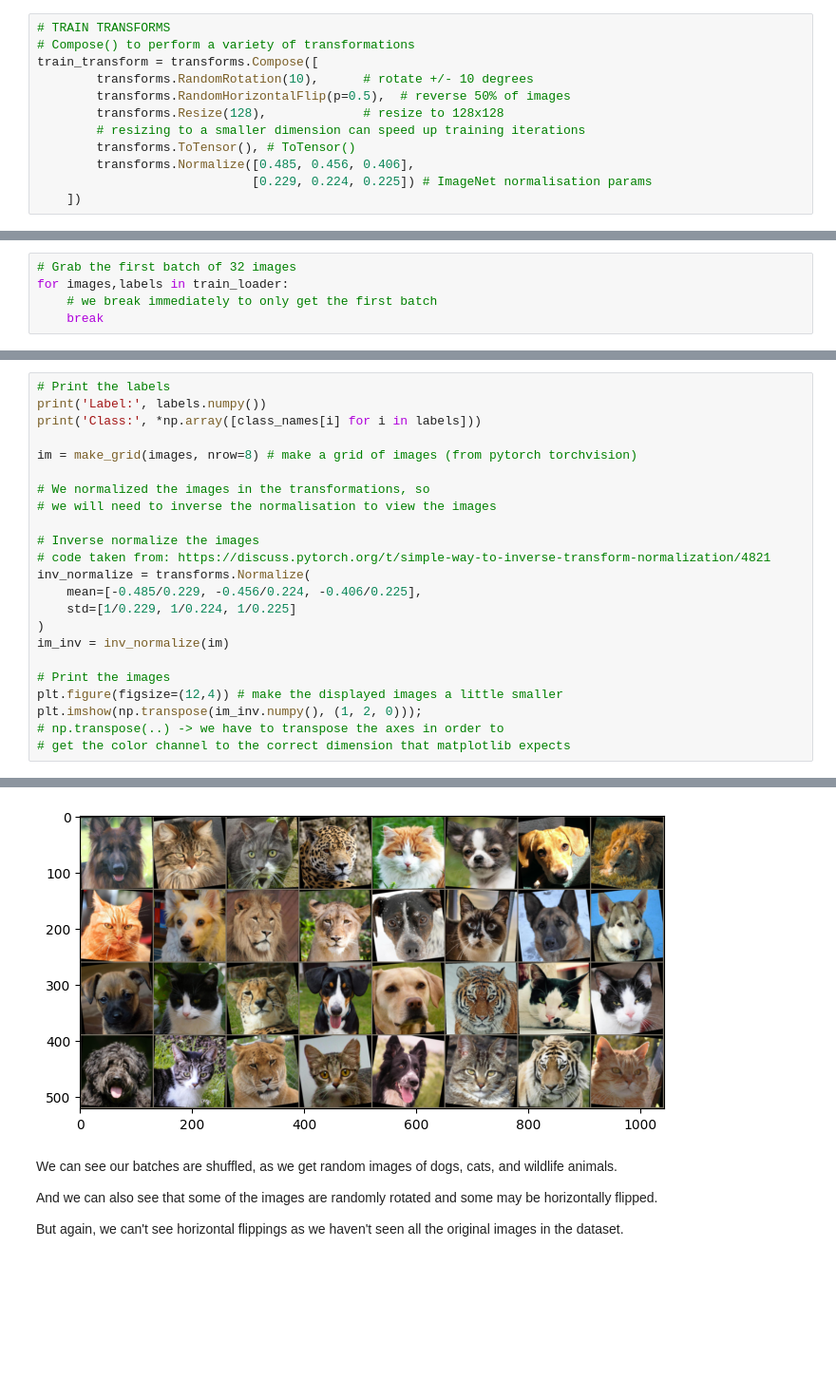
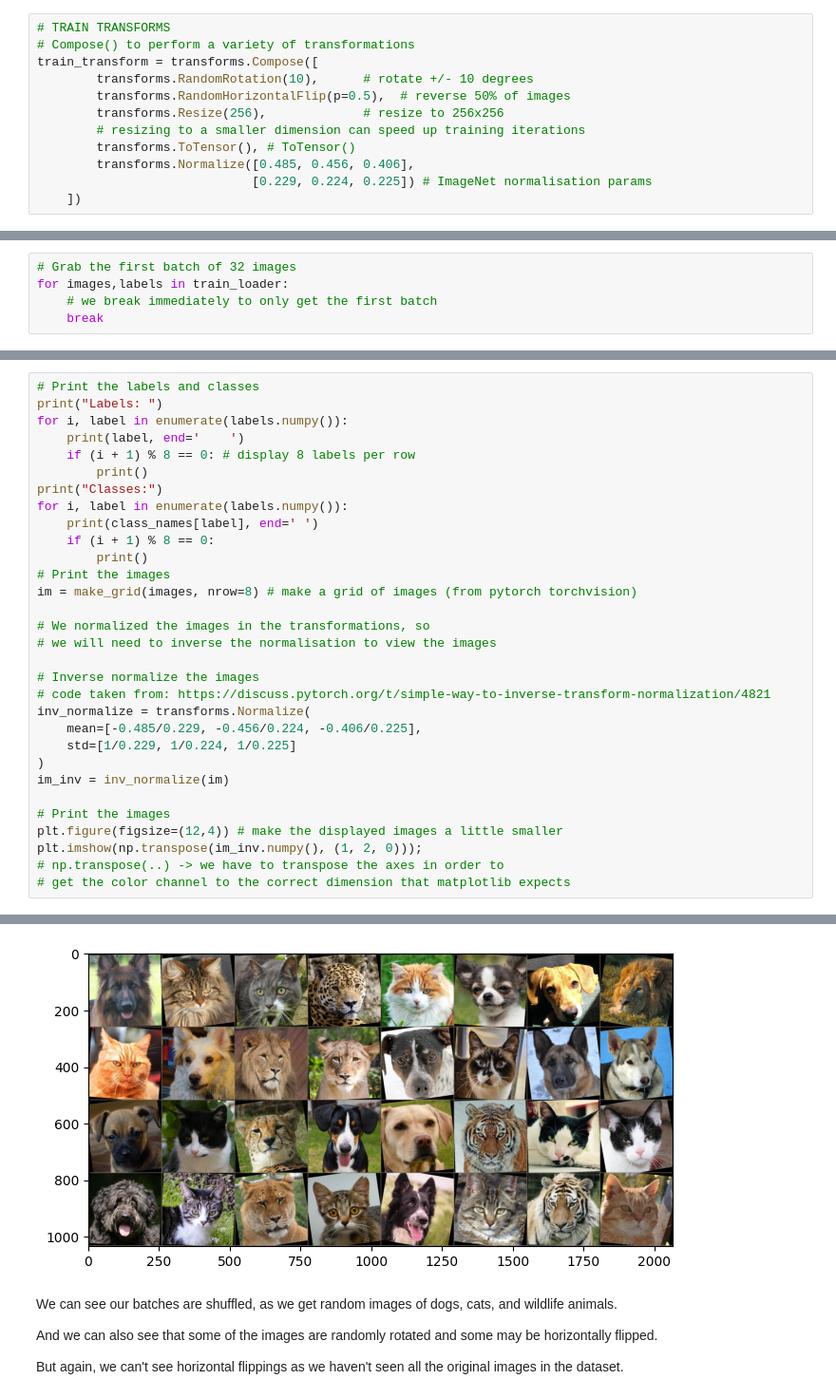
Before and after one commit to malikkotb/Seminar_SS23, a Jupyter notebook: Image_Classification_CNN.ipynb, the cells around one changed output, grey strips where cells are left out. Shown at 95% size. Drawn from its saved outputs; the diff is of its cells as text; blank space fills up the shorter version.

```diff
--- a/Image_Classification_CNN.ipynb
+++ b/Image_Classification_CNN.ipynb
@@ -231,7 +230,7 @@ Source:
 train_transform = transforms.Compose([
         transforms.RandomRotation(10),      # rotate +/- 10 degrees
         transforms.RandomHorizontalFlip(p=0.5),  # reverse 50% of images
-        transforms.Resize(128),             # resize to 128x128
+        transforms.Resize(256),             # resize to 256x256
         # resizing to a smaller dimension can speed up training iterations
         transforms.ToTensor(), # ToTensor()
         transforms.Normalize([0.485, 0.456, 0.406],
@@ -365,8 +364,16 @@ torch.Size([32, 3, 128, 128])
 # %%
-# Print the labels
-print('Label:', labels.numpy())
-print('Class:', *np.array([class_names[i] for i in labels]))
-
+# Print the labels and classes
+print("Labels: ")
+for i, label in enumerate(labels.numpy()):
+    print(label, end='    ')
+    if (i + 1) % 8 == 0: # display 8 labels per row
+        print()
+print("Classes:")
+for i, label in enumerate(labels.numpy()):
+    print(class_names[label], end=' ')
+    if (i + 1) % 8 == 0:
+        print()
+# Print the images
 im = make_grid(images, nrow=8) # make a grid of images (from pytorch torchvision)
 
 # We normalized the images in the transformations, so
@@ -391,4 +406,4 @@ Class: dog cat cat wild cat dog dog wild cat dog wild wild dog cat dog dog dog c
-[figure, old version]
+[figure, new version]
 # %% [markdown]
 We can see our batches are shuffled, as we get random images of dogs, cats, and wildlife animals.
 
```
Also changed, not shown: parts of 23 cells of this notebook.
